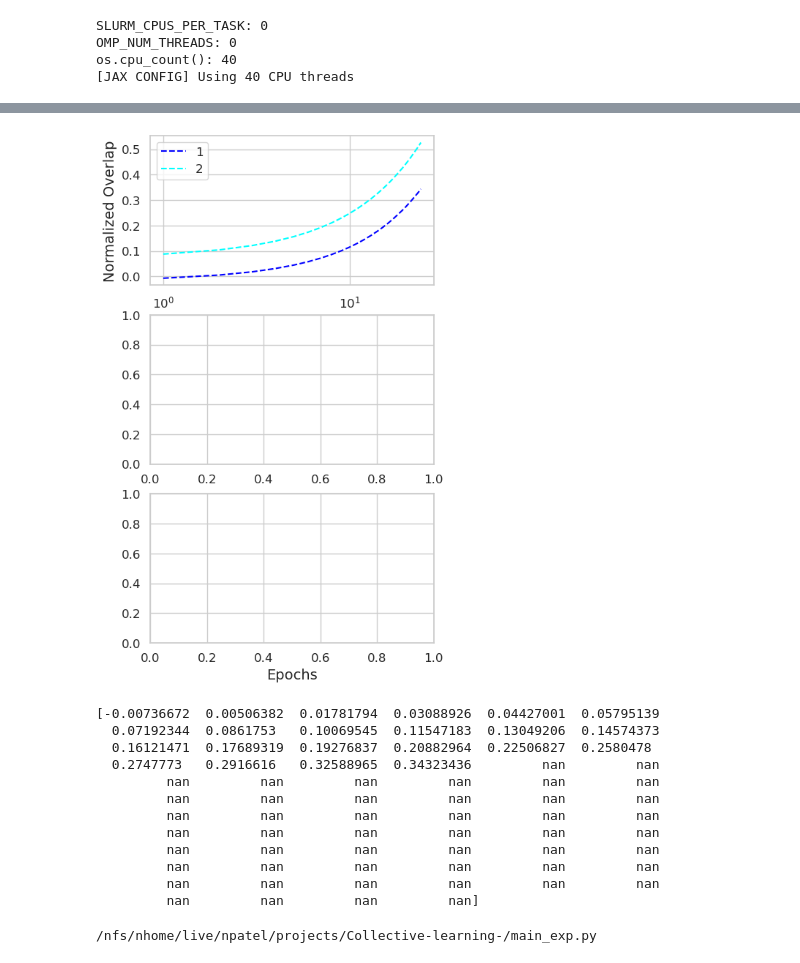
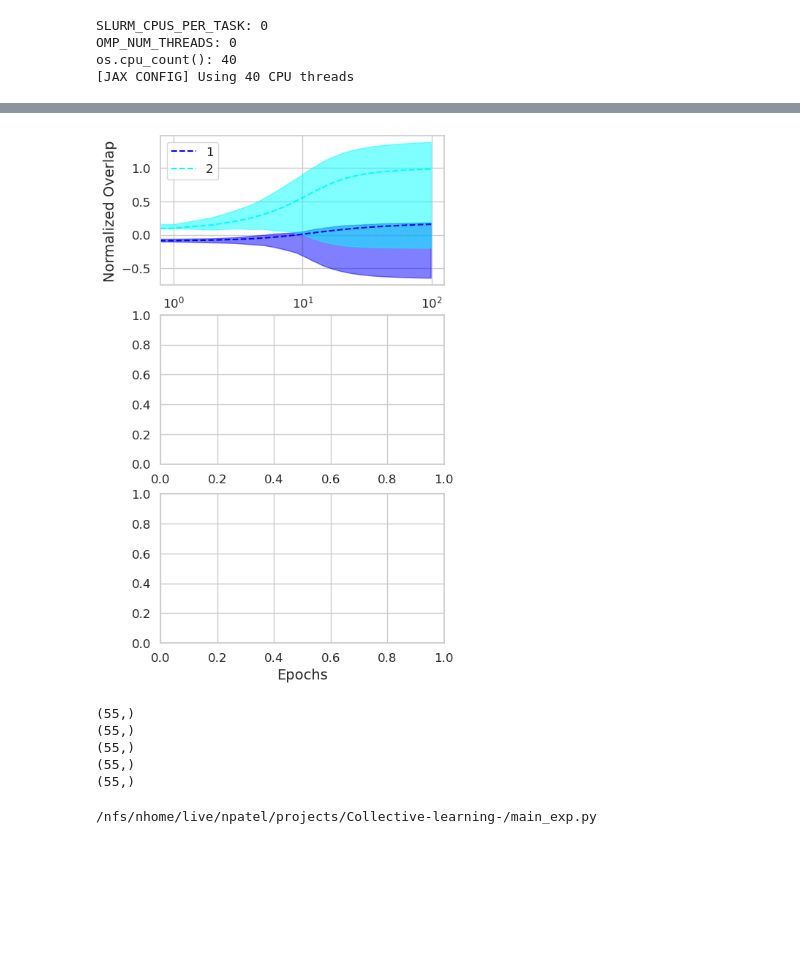
Before and after one commit to nishp99/Collective-learning-, a Jupyter notebook: test_plots.ipynb, the cells around one changed output, grey strips where cells are left out. Cells and saved outputs as stored; diff of their text form; code cells hidden in the pictures; blank space fills up the shorter version.

```diff
--- a/test_plots.ipynb
+++ b/test_plots.ipynb
@@ -35,13 +35,13 @@ os.cpu_count(): 40
 T=6
 lr=1.0
 r_1=1.0
-r_2=1.0
-r_12=1.0
-tau_1=0.0
-tau_2=0.0
+r_2=5.0
+r_12=50.0
+tau_1=1.0
+tau_2=1.0
 
 
 D=400
-n=2
+n=10
 epochs=100
 savepoints=100
@@ -57,0 +52,8 @@ S = np.einsum('D,D->', teacher, teacher) / D
+# %%
+J_1, J_2, Q_1, Q_2, Q_12 = main_exp.order_params_ode(students_1, students_2, teacher, D)
+J_1_init, J_2_init, Q_1_init, Q_2_init, Q_12_init = J_1[0], J_2[0], Q_1[0], Q_2[0], Q_12[0]
+S = np.einsum('D,D->', teacher, teacher) / D
+
+print(J_1_init, J_2_init, Q_1_init, Q_2_init, Q_12_init)
+
+J_1_s, J_2_s, Q_1_s, Q_2_s, Q_12_s = main_exp.Run_simulation(D, n, lr, teacher, students_1, students_2, T, r_1, r_2, r_12, tau_1, tau_2, epochs, savepoints)
@@ -69,67 +65,74 @@ See https://jax.readthedocs.io/en/latest/errors.html#jax.errors.TracerArrayConve
 # %%
 import numpy as np
 log_epochs = np.unique(np.logspace(0, np.log10(epochs - 1), num=savepoints, dtype=int))
+log_epochs_0 = np.concatenate((np.array([0]), log_epochs))
 
 fig, (ax1, ax2, ax3) = plt.subplots(3, 1, figsize=(5, 9))
 # calculate normalized overlap
-"""overlaps_1 = J_1_s / (np.sqrt(Q_1_s * S))
+overlaps_1 = J_1_s / (np.sqrt(Q_1_s * S))
 mean_overlaps_1 = np.mean(overlaps_1, axis=1)
 std_overlaps_1 = np.std(overlaps_1, axis=1)
 
 overlaps_2 = J_2_s / (np.sqrt(Q_2_s * S))
 mean_overlaps_2 = np.mean(overlaps_2, axis=1)
-std_overlaps_2 = np.std(overlaps_2, axis=1)"""
+std_overlaps_2 = np.std(overlaps_2, axis=1)
+
 overlaps_1_ode = J_1_s_ode / (np.sqrt(Q_1_s_ode * S))
 overlaps_2_ode = J_2_s_ode / (np.sqrt(Q_2_s_ode * S))
 
 
 
 #ax1.plot(mean_overlaps, label='Mean Overlap', color='blue')
-#ax1.fill_between(log_epochs, mean_overlaps_1 - std_overlaps_1, mean_overlaps_1 + std_overlaps_1, color='blue', alpha=0.5)
-#ax1.fill_between(log_epochs, mean_overlaps_2 - std_overlaps_2, mean_overlaps_2 + std_overlaps_2, color='cyan', alpha=0.5)
+"""ax1.fill_between(log_epochs, mean_overlaps_1[1:] - std_overlaps_1[1:], mean_overlaps_1[1:] + std_overlaps_1[1:], color='blue', alpha=0.5)
+ax1.fill_between(log_epochs, mean_overlaps_2[1:] - std_overlaps_2[1:], mean_overlaps_2[1:] + std_overlaps_2[1:], color='cyan', alpha=0.5)
 ax1.set_ylabel('Normalized Overlap')
-ax1.plot(log_epochs, overlaps_1_ode, label='1', color='blue', linestyle='--')
-ax1.plot(log_epochs, overlaps_2_ode, label='2', color='cyan', linestyle='--')
+ax1.plot(log_epochs, overlaps_1_ode[1:], label='1', color='blue', linestyle='--')
+ax1.plot(log_epochs, overlaps_2_ode[1:], label='2', color='cyan', linestyle='--')
+ax1.set_xscale('log')
+ax1.legend()"""
+
+ax1.fill_between(log_epochs_0, mean_overlaps_1 - std_overlaps_1, mean_overlaps_1 + std_overlaps_1, color='blue', alpha=0.5)
+ax1.fill_between(log_epochs_0, mean_overlaps_2 - std_overlaps_2, mean_overlaps_2 + std_overlaps_2, color='cyan', alpha=0.5)
+ax1.set_ylabel('Normalized Overlap')
+ax1.plot(log_epochs_0, overlaps_1_ode, label='1', color='blue', linestyle='--')
+ax1.plot(log_epochs_0, overlaps_2_ode, label='2', color='cyan', linestyle='--')
 ax1.set_xscale('log')
 ax1.legend()
 
 """#ax2.plot(jnp.mean(R_s, axis=1), label='Mean R_s', color='red')
 ax2.fill_between(log_epochs, jnp.mean(R_s, axis=1) - jnp.std(R_s, axis=1), jnp.mean(R_s, axis=1) + jnp.std(R_s, axis=1), color='red', alpha=0.2)
 ax2.plot(log_epochs, R_s_ode, label='R_s ODE', color='red', linestyle='--')
 ax2.set_ylabel('Mean R_s')
 ax2.set_xscale('log')
 ax2.legend()
 
 #ax3.plot(jnp.mean(Qr_s, axis=1), label='Mean Qr_s', color='green')
 ax3.fill_between(log_epochs, jnp.mean(Qr_s, axis=1) - jnp.std(Qr_s, axis=1), jnp.mean(Qr_s, axis=1) + jnp.std(Qr_s, axis=1), color='green', alpha=0.2)
 #ax3.plot(jnp.mean(Qi_s, axis=1), label='Mean Qi_s', color='orange')
 ax3.fill_between(log_epochs, jnp.mean(Qi_s, axis=1) - jnp.std(Qi_s, axis=1), jnp.mean(Qi_s, axis=1) + jnp.std(Qi_s, axis=1), color='orange', alpha=0.2)
 ax3.plot(log_epochs, Q_s_r_ode, label='Qr_s ODE', color='green', linestyle='--')
 ax3.plot(log_epochs, Q_s_i_ode, label='Qi_s ODE', color='orange', linestyle='--')
 ax3.set_ylabel('Mean Q_s')
 ax3.set_yscale('log')
 ax3.set_xscale('log')
 ax3.legend()"""
 
 plt.xlabel('Epochs')
 plt.show()
 # %% [output]
-[figure, old version]
+[figure, new version]
 # %%
-print(overlaps_1_ode)
+print(overlaps_1_ode.shape)
+print(overlaps_2_ode.shape)
+print(mean_overlaps_1.shape)
+print(mean_overlaps_2.shape)
+print(log_epochs_0.shape)
 # %% [output]
-[-0.00736672  0.00506382  0.01781794  0.03088926  0.04427001  0.05795139
-  0.07192344  0.0861753   0.10069545  0.11547183  0.13049206  0.14574373
-  0.16121471  0.17689319  0.19276837  0.20882964  0.22506827  0.2580478
-  0.2747773   0.2916616   0.32588965  0.34323436         nan         nan
-         nan         nan         nan         nan         nan         nan
-         nan         nan         nan         nan         nan         nan
-         nan         nan         nan         nan         nan         nan
-         nan         nan         nan         nan         nan         nan
-         nan         nan         nan         nan         nan         nan
-         nan         nan         nan         nan         nan         nan
-         nan         nan         nan         nan         nan         nan
-         nan         nan         nan         nan]
+(55,)
+(55,)
+(55,)
+(55,)
+(55,)
 # %%
 print(main_exp.__file__)
 # %% [output]
```
Also changed, not shown: parts of 8 cells of this notebook, 1 other file.
